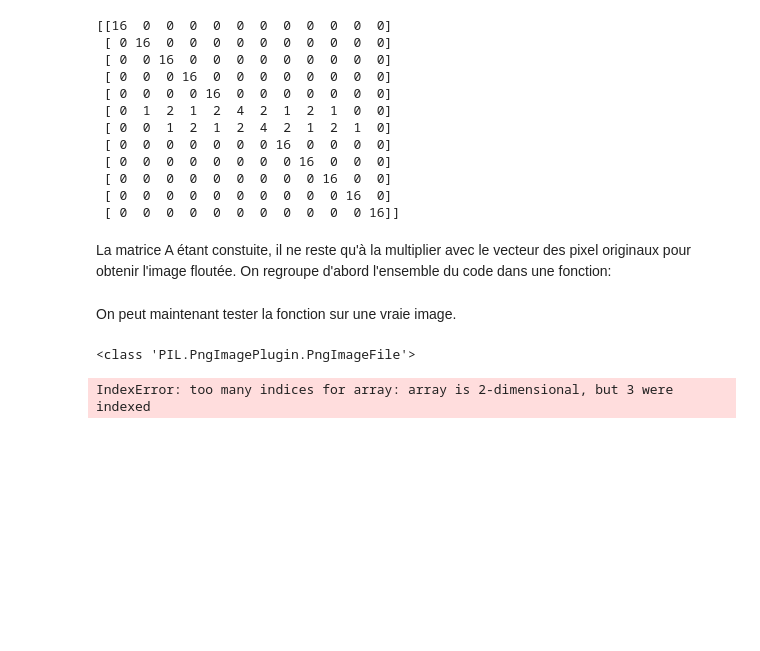
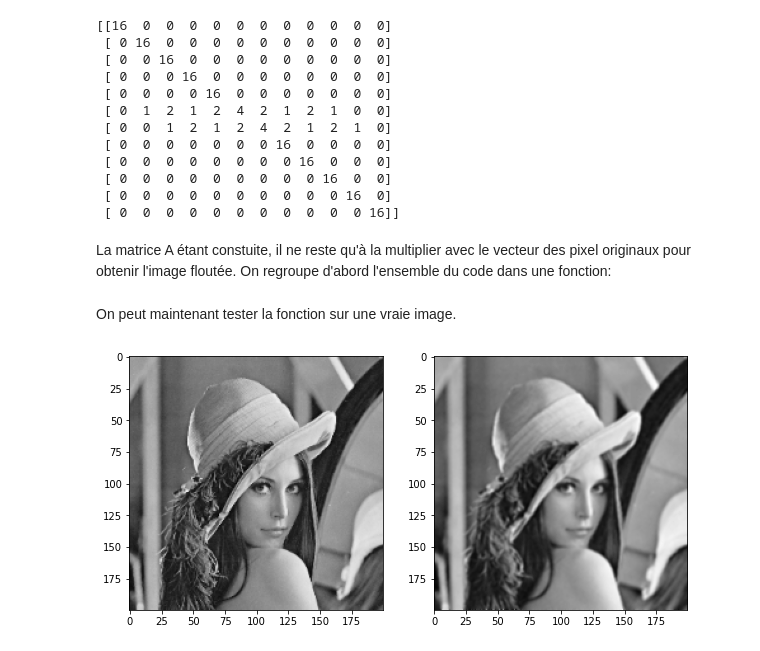
Before and after one commit to gch-poly/gch-python, a Jupyter notebook: theme2/theme2.ipynb, the cells around one changed output. Drawn from its saved outputs; the diff is of its cells as text; code cells hidden in the pictures; blank space fills up the shorter version.

Commit message:
increase figure size

```diff
--- a/theme2/theme2.ipynb
+++ b/theme2/theme2.ipynb
@@ -433,16 +433,15 @@ On peut maintenant tester la fonction sur une vraie image.
 # %%
 from urllib.request import urlopen
 import PIL.Image as Image
 
 url = "https://raw.githubusercontent.com/gch-faps/faps-python/main/theme2/assets/lenna_200.png"
 img = Image.open(urlopen(url))
 mat_img = np.array(img)[:, :, 0]
 mat_img_blurred = blur_img(mat_img)
 
-f, ax = plt.subplots(1,2)
+f, ax = plt.subplots(1,2,figsize=(10,10))
 ax[0].imshow(mat_img, cmap='gray')
 ax[1].imshow(mat_img_blurred, cmap='gray')
 plt.show()
 # %% [output]
-<class 'PIL.PngImagePlugin.PngImageFile'>
-IndexError: too many indices for array: array is 2-dimensional, but 3 were indexed
+[figure, added]
```
Also changed, not shown: 2 other files.
